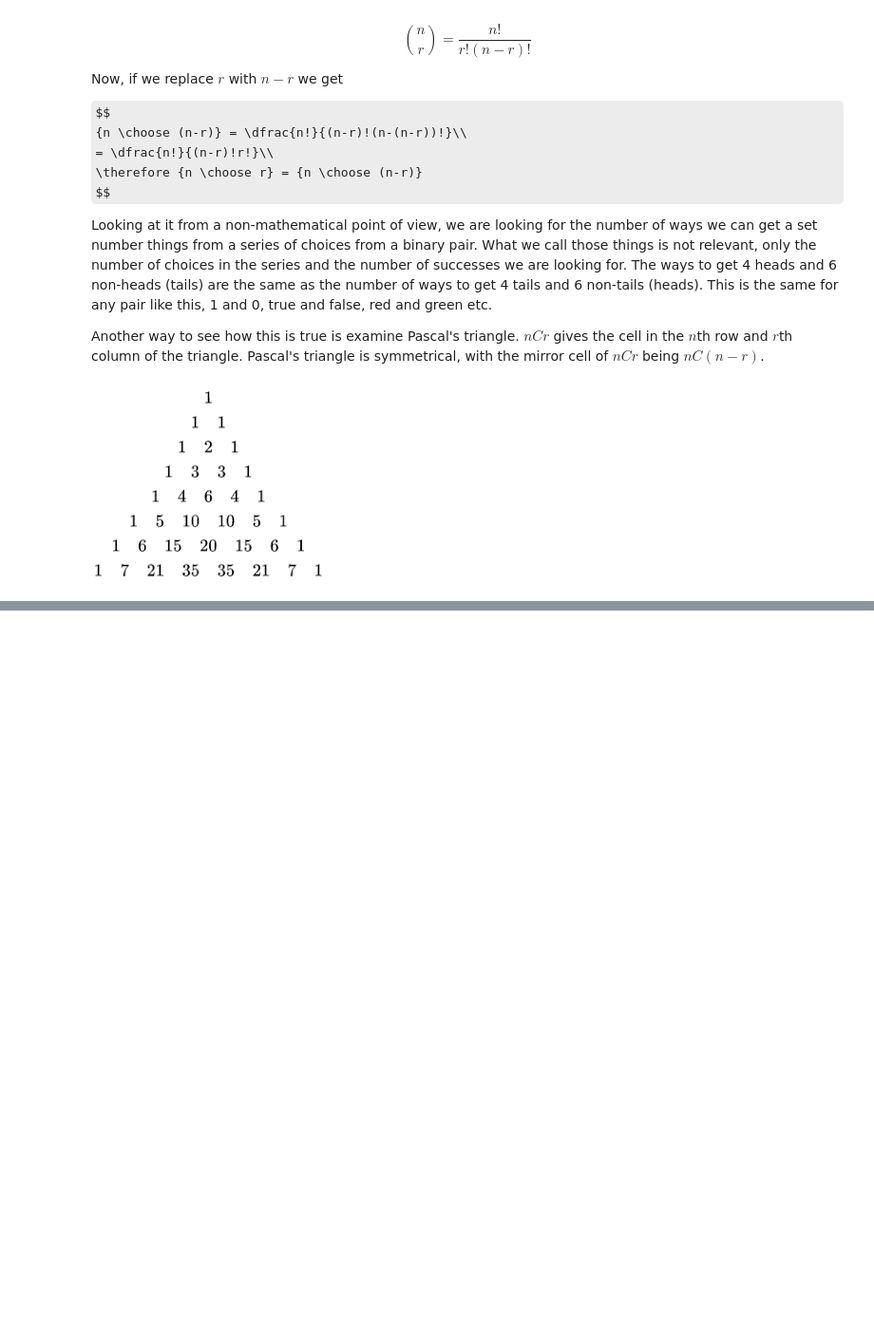
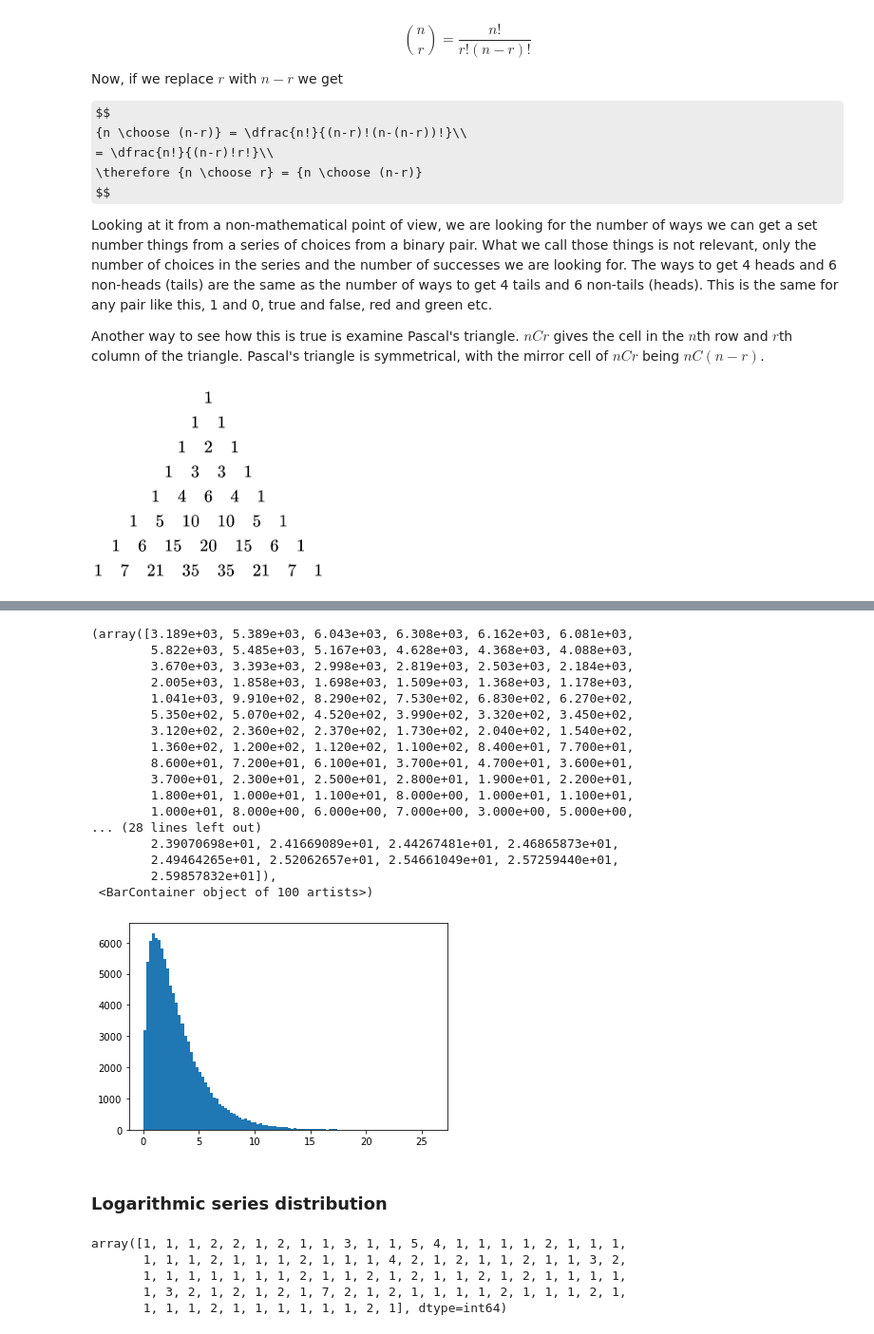
Before and after one commit to dreapadoir/FundDA, a Jupyter notebook: Randomness.ipynb, the cells around one changed output, grey strips where cells are left out. Shown at 95% size. Cells and saved outputs as stored; diff of their text form; code cells hidden in the pictures; some formulas as TeX source; blank space fills up the shorter version.

```diff
--- a/Randomness.ipynb
+++ b/Randomness.ipynb
@@ -174,0 +229,36 @@ Another way to see how this is true is examine Pascal's triangle. $nCr$ gives th
+# %%
+# Create a figure.
+fig, ax = plt.subplots()
+
+# Create histogram.
+ax.hist(chiSamples, bins=100)
+# %% [output]
+(array([3.189e+03, 5.389e+03, 6.043e+03, 6.308e+03, 6.162e+03, 6.081e+03,
+        5.822e+03, 5.485e+03, 5.167e+03, 4.628e+03, 4.368e+03, 4.088e+03,
+        3.670e+03, 3.393e+03, 2.998e+03, 2.819e+03, 2.503e+03, 2.184e+03,
+        2.005e+03, 1.858e+03, 1.698e+03, 1.509e+03, 1.368e+03, 1.178e+03,
+        1.041e+03, 9.910e+02, 8.290e+02, 7.530e+02, 6.830e+02, 6.270e+02,
+        5.350e+02, 5.070e+02, 4.520e+02, 3.990e+02, 3.320e+02, 3.450e+02,
+        3.120e+02, 2.360e+02, 2.370e+02, 1.730e+02, 2.040e+02, 1.540e+02,
+        1.360e+02, 1.200e+02, 1.120e+02, 1.100e+02, 8.400e+01, 7.700e+01,
+        8.600e+01, 7.200e+01, 6.100e+01, 3.700e+01, 4.700e+01, 3.600e+01,
+        3.700e+01, 2.300e+01, 2.500e+01, 2.800e+01, 1.900e+01, 2.200e+01,
+        1.800e+01, 1.000e+01, 1.100e+01, 8.000e+00, 1.000e+01, 1.100e+01,
+        1.000e+01, 8.000e+00, 6.000e+00, 7.000e+00, 3.000e+00, 5.000e+00,
+... (28 lines left out)
+        2.39070698e+01, 2.41669089e+01, 2.44267481e+01, 2.46865873e+01,
+        2.49464265e+01, 2.52062657e+01, 2.54661049e+01, 2.57259440e+01,
+        2.59857832e+01]),
+ <BarContainer object of 100 artists>)
+[figure, added]
+# %% [markdown]
+### Logarithmic series distribution
+# %%
+logSamples = rng.logseries(0.5, 100)
+logSamples
+# %% [output]
+array([1, 1, 1, 2, 2, 1, 2, 1, 1, 3, 1, 1, 5, 4, 1, 1, 1, 1, 2, 1, 1, 1,
+       1, 1, 1, 2, 1, 1, 1, 2, 1, 1, 1, 4, 2, 1, 2, 1, 1, 2, 1, 1, 3, 2,
+       1, 1, 1, 1, 1, 1, 1, 2, 1, 1, 2, 1, 2, 1, 1, 2, 1, 2, 1, 1, 1, 1,
+       1, 3, 2, 1, 2, 1, 2, 1, 7, 2, 1, 2, 1, 1, 1, 1, 2, 1, 1, 1, 2, 1,
+       1, 1, 1, 2, 1, 1, 1, 1, 1, 1, 2, 1], dtype=int64)
```
Also changed, not shown: parts of 11 cells of this notebook.
